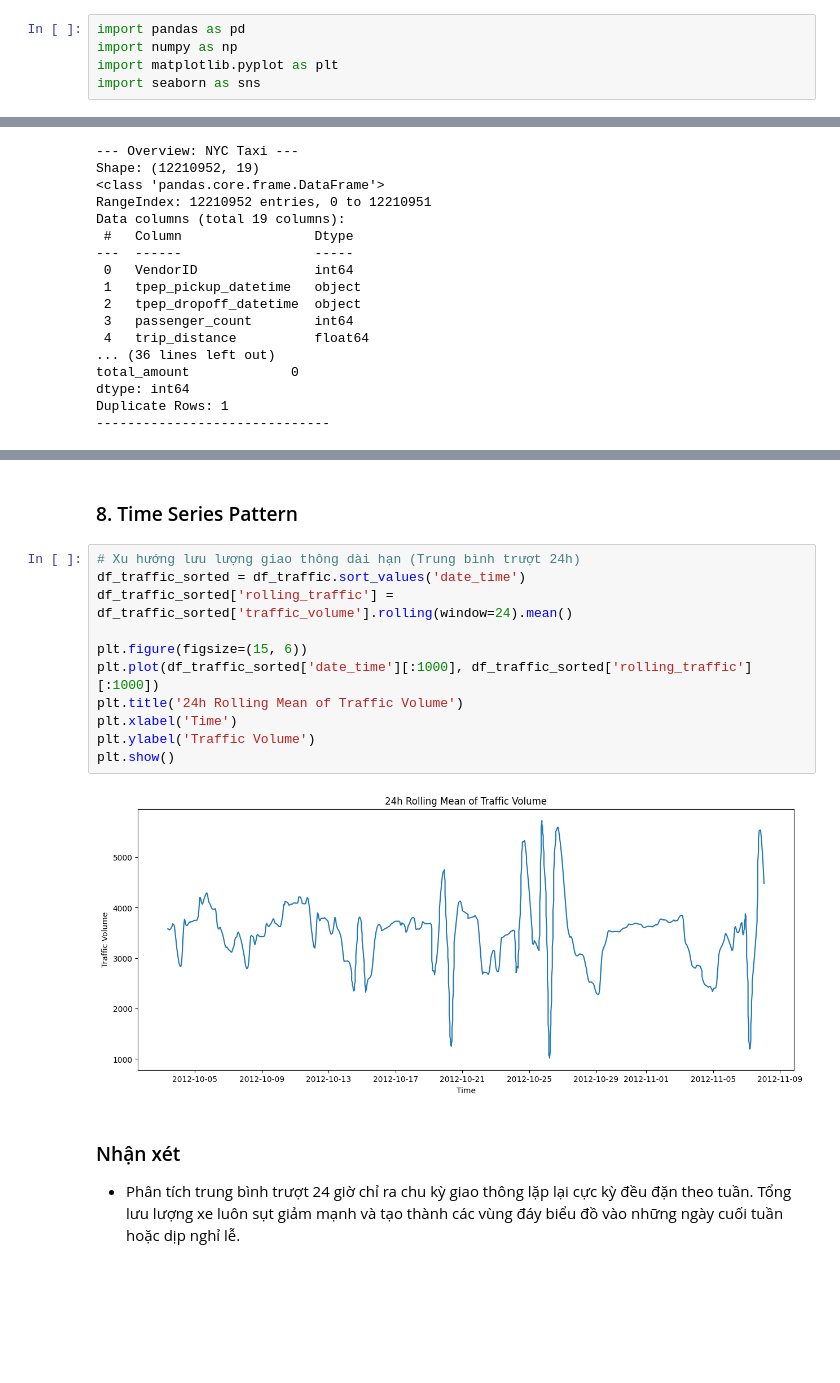
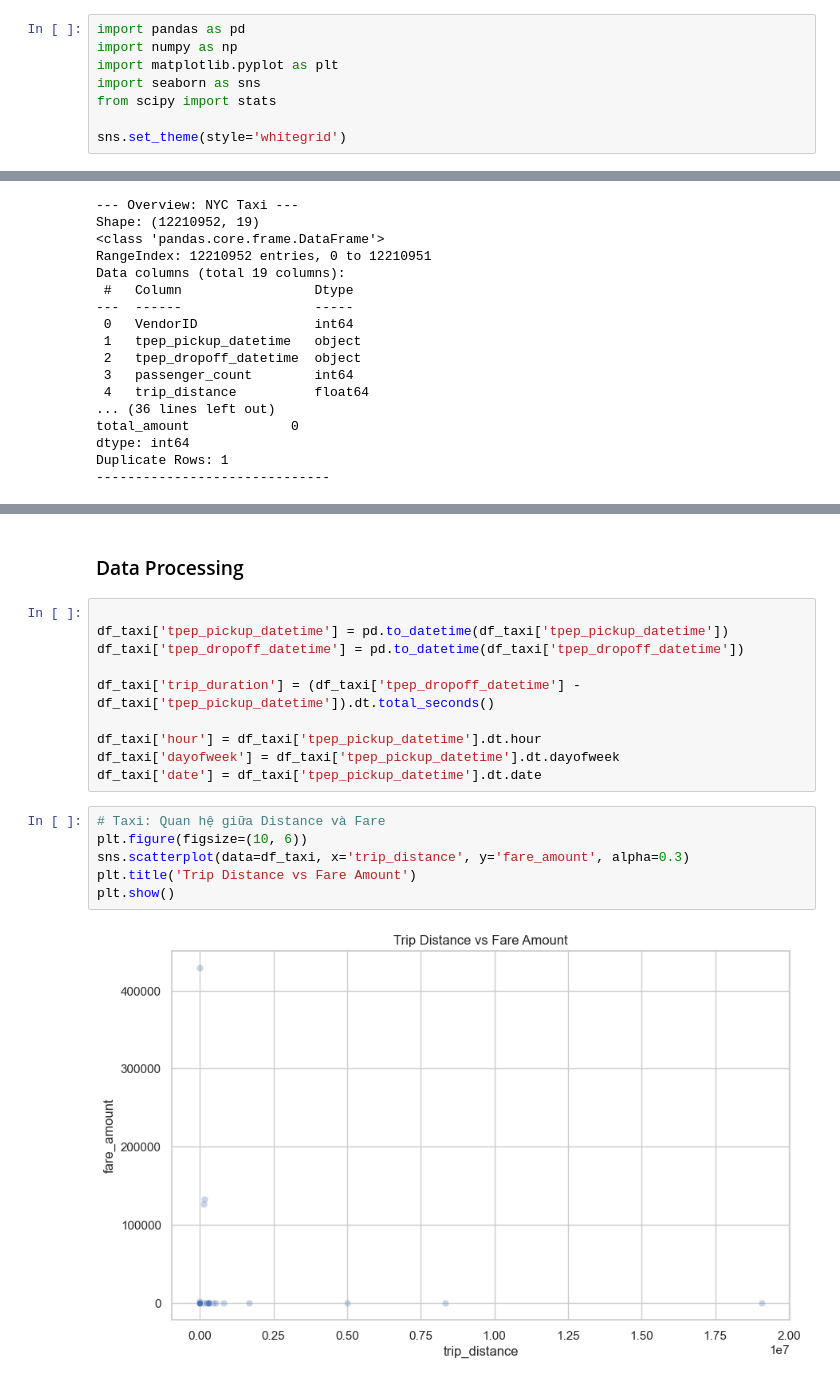
Before and after one commit to MinhNguyen-leo/Data_Mining_projects, a Jupyter notebook: data_mining/src/EDA.ipynb, the cells around one changed output, grey strips where cells are left out. Cells and saved outputs as stored; diff of their text form; blank space fills up the shorter version.

```diff
--- a/data_mining/src/EDA.ipynb
+++ b/data_mining/src/EDA.ipynb
@@ -5,6 +5,9 @@ import pandas as pd
 import numpy as np
 import matplotlib.pyplot as plt
 import seaborn as sns
+from scipy import stats
+
+sns.set_theme(style='whitegrid')
 # %% [markdown]
 ### 2. Data Overview
 # %% [markdown]
@@ -196,18 +46,20 @@ plt.show()
-# %% [markdown]
-### 8. Time Series Pattern
-# %%
-# Xu hướng lưu lượng giao thông dài hạn (Trung bình trượt 24h)
-df_traffic_sorted = df_traffic.sort_values('date_time')
-df_traffic_sorted['rolling_traffic'] = df_traffic_sorted['traffic_volume'].rolling(window=24).mean()
-
-plt.figure(figsize=(15, 6))
-plt.plot(df_traffic_sorted['date_time'][:1000], df_traffic_sorted['rolling_traffic'][:1000])
-plt.title('24h Rolling Mean of Traffic Volume')
-plt.xlabel('Time')
-plt.ylabel('Traffic Volume')
-plt.show()
-# %% [output]
-[figure, removed]
-# %% [markdown]
-### Nhận xét
-* Phân tích trung bình trượt 24 giờ chỉ ra chu kỳ giao thông lặp lại cực kỳ đều đặn theo tuần. Tổng lưu lượng xe luôn sụt giảm mạnh và tạo thành các vùng đáy biểu đồ vào những ngày cuối tuần hoặc dịp nghỉ lễ.
+# %% [markdown]
+### Data Processing
+# %%
+
+df_taxi['tpep_pickup_datetime'] = pd.to_datetime(df_taxi['tpep_pickup_datetime'])
+df_taxi['tpep_dropoff_datetime'] = pd.to_datetime(df_taxi['tpep_dropoff_datetime'])
+
+df_taxi['trip_duration'] = (df_taxi['tpep_dropoff_datetime'] - df_taxi['tpep_pickup_datetime']).dt.total_seconds()
+
+df_taxi['hour'] = df_taxi['tpep_pickup_datetime'].dt.hour
+df_taxi['dayofweek'] = df_taxi['tpep_pickup_datetime'].dt.dayofweek
+df_taxi['date'] = df_taxi['tpep_pickup_datetime'].dt.date
+# %%
+# Taxi: Quan hệ giữa Distance và Fare
+plt.figure(figsize=(10, 6))
+sns.scatterplot(data=df_taxi, x='trip_distance', y='fare_amount', alpha=0.3)
+plt.title('Trip Distance vs Fare Amount')
+plt.show()
+# %% [output]
+[figure, added]
```
Also changed, not shown: parts of 39 cells of this notebook.
